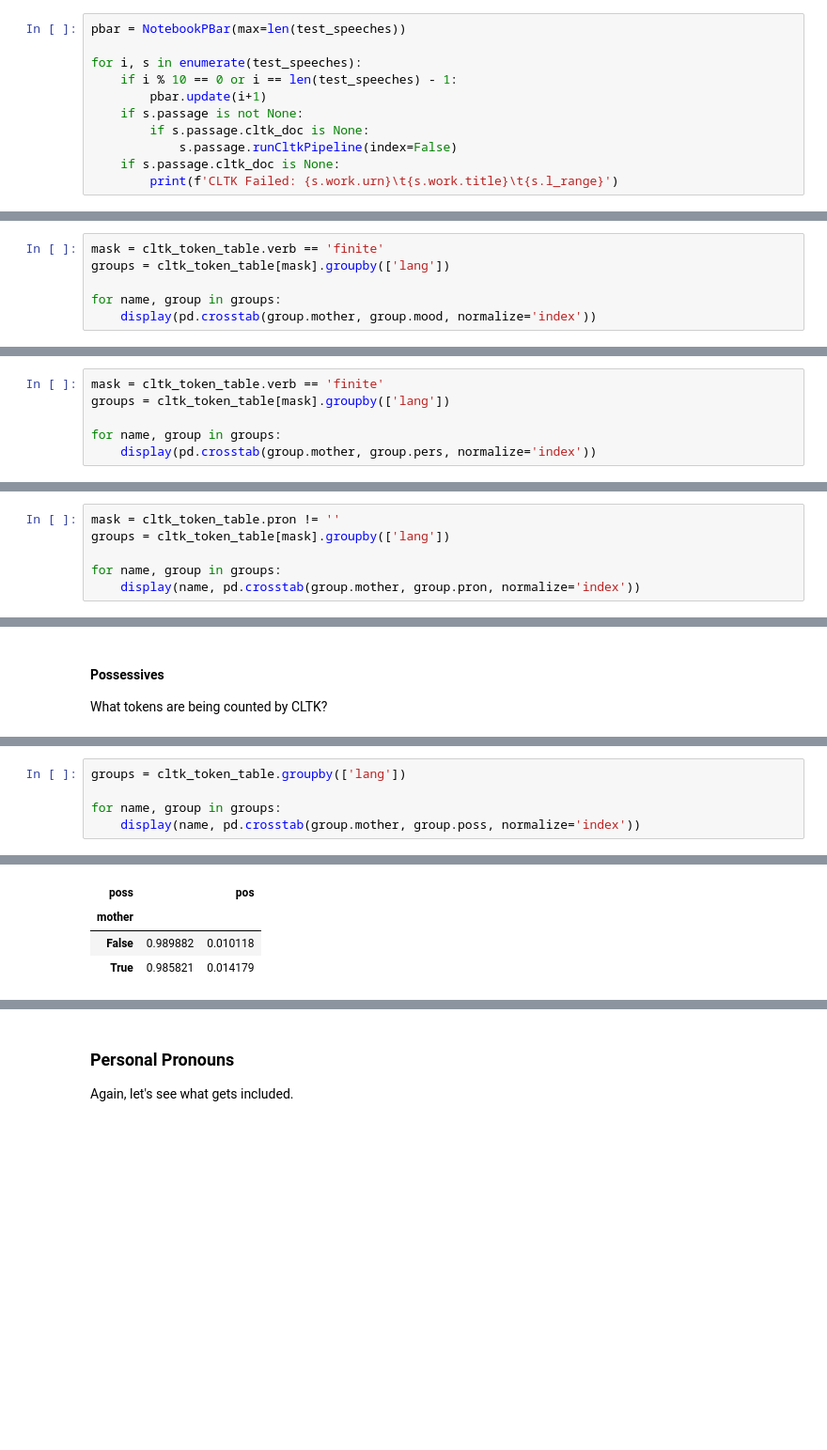
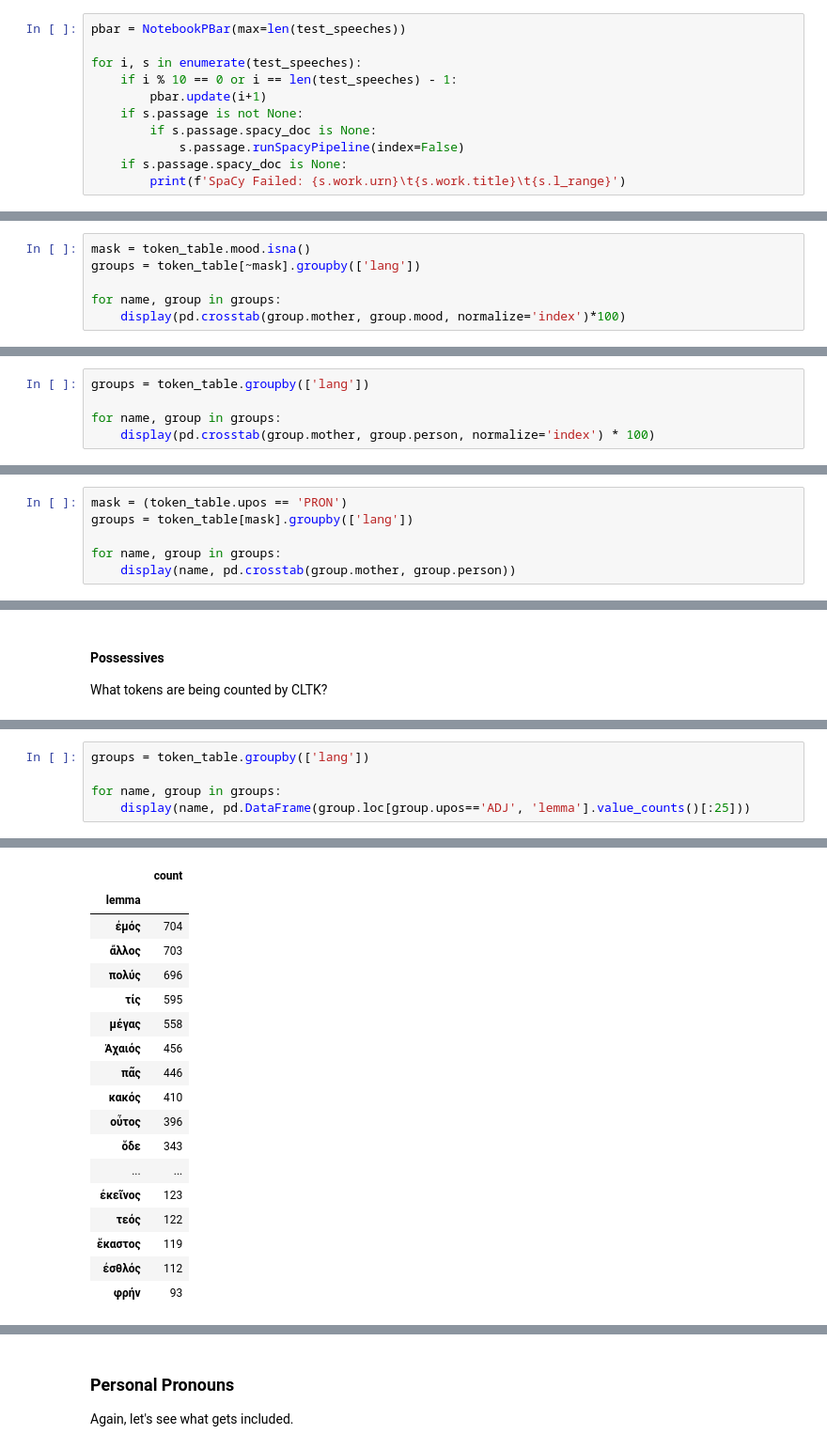
Before and after one commit to cwf2/dices-mta, a Jupyter notebook: Mother speech.ipynb, the cells around one changed output, grey strips where cells are left out. Shown at 94% size. Cells and saved outputs as stored; diff of their text form; blank space fills up the shorter version.

```diff
--- a/Mother speech.ipynb
+++ b/Mother speech.ipynb
@@ -205,10 +208,10 @@ for i, s in enumerate(test_speeches):
     if i % 10 == 0 or i == len(test_speeches) - 1:
         pbar.update(i+1)
     if s.passage is not None:
-        if s.passage.cltk_doc is None:
-            s.passage.runCltkPipeline(index=False)
-    if s.passage.cltk_doc is None:
-        print(f'CLTK Failed: {s.work.urn}\t{s.work.title}\t{s.l_range}')
+        if s.passage.spacy_doc is None:
+            s.passage.runSpacyPipeline(index=False)
+    if s.passage.spacy_doc is None:
+        print(f'SpaCy Failed: {s.work.urn}\t{s.work.title}\t{s.l_range}')
 # %% [output]
 [interactive output not drawn]
 # %% [markdown]
@@ -336,7 +359,7 @@ pd.DataFrame(dict(
 # %%
-mask = cltk_token_table.verb == 'finite'
-groups = cltk_token_table[mask].groupby(['lang'])
+mask = token_table.mood.isna()
+groups = token_table[~mask].groupby(['lang'])
 
 for name, group in groups:
-    display(pd.crosstab(group.mother, group.mood, normalize='index'))
+    display(pd.crosstab(group.mother, group.mood, normalize='index')*100)
 # %% [output]
@@ -351,7 +374,6 @@ for name, group in groups:
 # %%
-mask = cltk_token_table.verb == 'finite'
-groups = cltk_token_table[mask].groupby(['lang'])
+groups = token_table.groupby(['lang'])
 
 for name, group in groups:
-    display(pd.crosstab(group.mother, group.pers, normalize='index'))
+    display(pd.crosstab(group.mother, group.person, normalize='index') * 100)
 # %% [output]
@@ -366,8 +388,8 @@ for name, group in groups:
 # %%
-mask = cltk_token_table.pron != ''
-groups = cltk_token_table[mask].groupby(['lang'])
+mask = (token_table.upos == 'PRON')
+groups = token_table[mask].groupby(['lang'])
 
 for name, group in groups:
-    display(name, pd.crosstab(group.mother, group.pron, normalize='index'))
+    display(name, pd.crosstab(group.mother, group.person))
 # %% [output]
 ('greek',)
@@ -423,12 +436,26 @@ cltk_token_table.loc[mask, 'poss'] = ''
 # %%
-groups = cltk_token_table.groupby(['lang'])
+groups = token_table.groupby(['lang'])
 
 for name, group in groups:
-    display(name, pd.crosstab(group.mother, group.poss, normalize='index'))
+    display(name, pd.DataFrame(group.loc[group.upos=='ADJ', 'lemma'].value_counts()[:25]))
 # %% [output]
 ('greek',)
-| poss |  | pos |
-| mother |  |  |
-| False | 0.989882 | 0.010118 |
-| True | 0.985821 | 0.014179 |
+|  | count |
+| lemma |  |
+| ἐμός | 704 |
+| ἄλλος | 703 |
+| πολύς | 696 |
+| τίς | 595 |
+| μέγας | 558 |
+| Ἀχαιός | 456 |
+| πᾶς | 446 |
+| κακός | 410 |
+| οὗτος | 396 |
+| ὅδε | 343 |
+| ... | ... |
+| ἐκεῖνος | 123 |
+| τεός | 122 |
+| ἕκαστος | 119 |
+| ἐσθλός | 112 |
+| φρήν | 93 |
 ('latin',)
```
Also changed, not shown: parts of 38 cells of this notebook, 4 other files.
